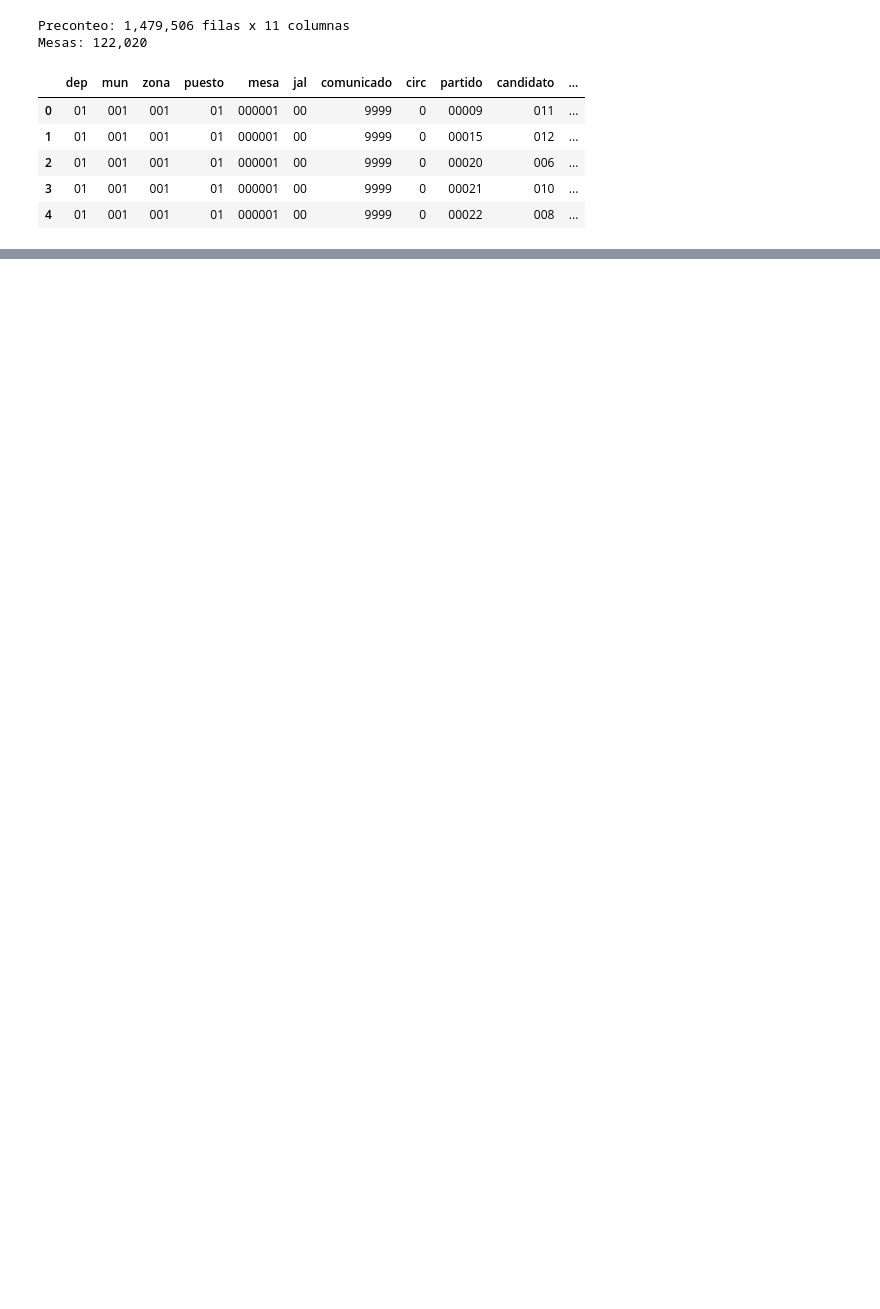
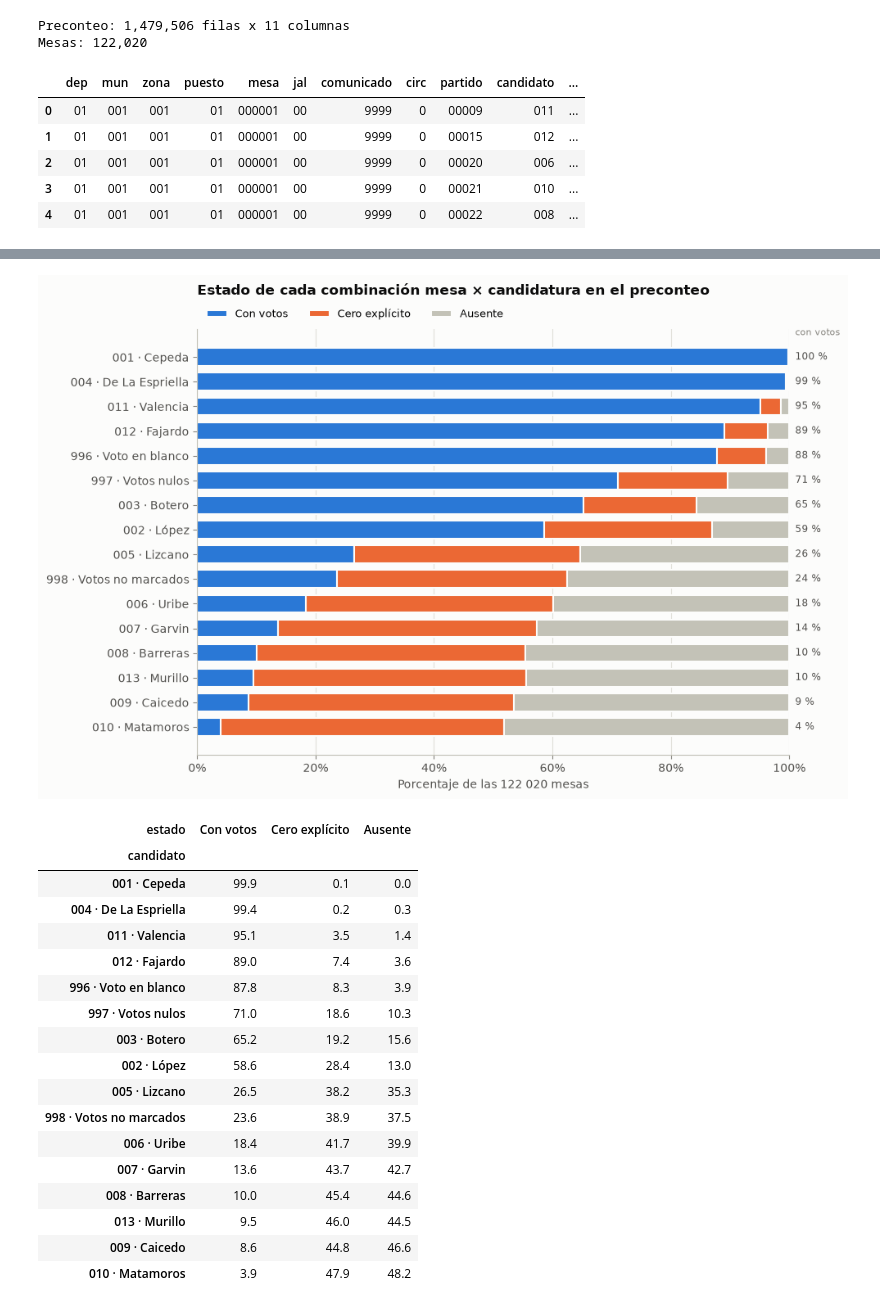
Before and after one commit to byepesg/ml-final-project, a Jupyter notebook: notebooks/02_data_understanding/Datos Santiago.ipynb, the cells around one changed output, grey strips where cells are left out. Saved outputs shown, nothing was run; the diff lists cells and outputs as text; code cells hidden in the pictures; blank space fills up the shorter version.

```diff
--- a/notebooks/02_data_understanding/Datos Santiago.ipynb
+++ b/notebooks/02_data_understanding/Datos Santiago.ipynb
@@ -233,0 +253,47 @@ Códigos de puesto alfanuméricos: 108 (p. ej. A1, A2, A3, A4, A5)
+# %%
+estado = (precon.assign(estado=np.where(precon["votos"] > 0, "Con votos", "Cero explícito"))
+          .groupby(["candidato", "estado"]).size().unstack(fill_value=0))
+estado["Ausente"] = N_MESAS - estado.sum(axis=1)
+estado_pct = (100 * estado[["Con votos", "Cero explícito", "Ausente"]] / N_MESAS).sort_values("Con votos")
+
+fig, ax = plt.subplots(figsize=(10, 6.5))
+izquierda = np.zeros(len(estado_pct))
+etiquetas = [etiqueta_cand[c] for c in estado_pct.index]
+for columna, color in zip(estado_pct.columns, [AZUL, NARANJA, GRIS_AUSENTE]):
+    ax.barh(etiquetas, estado_pct[columna], left=izquierda, color=color, label=columna,
+            height=0.72, edgecolor=FONDO, linewidth=1.5)
+    izquierda += estado_pct[columna].to_numpy()
+for y, valor in enumerate(estado_pct["Con votos"]):
+    ax.text(101, y, f"{valor:.0f} %", va="center", ha="left", color=TINTA_2, fontsize=8.5)
+
+ax.set_xlim(0, 100)
+ax.xaxis.set_major_formatter(mtick.PercentFormatter())
+ax.grid(axis="y", visible=False)
+ax.set_xlabel("Porcentaje de las 122 020 mesas")
+ax.set_title("Estado de cada combinación mesa × candidatura en el preconteo", pad=30)
+ax.legend(ncol=3, loc="lower left", bbox_to_anchor=(0, 1.0), fontsize=9)
+ax.text(101, len(estado_pct) - 0.2, "con votos", ha="left", va="bottom", color=TINTA_SUAVE, fontsize=8)
+plt.tight_layout()
+plt.show()
+
+display(estado_pct.round(1).rename(index=etiqueta_cand).iloc[::-1])
+# %% [output]
+[figure, added]
+| estado | Con votos | Cero explícito | Ausente |
+| candidato |  |  |  |
+| 001 · Cepeda | 99.9 | 0.1 | 0.0 |
+| 004 · De La Espriella | 99.4 | 0.2 | 0.3 |
+| 011 · Valencia | 95.1 | 3.5 | 1.4 |
+| 012 · Fajardo | 89.0 | 7.4 | 3.6 |
+| 996 · Voto en blanco | 87.8 | 8.3 | 3.9 |
+| 997 · Votos nulos | 71.0 | 18.6 | 10.3 |
+| 003 · Botero | 65.2 | 19.2 | 15.6 |
+| 002 · López | 58.6 | 28.4 | 13.0 |
+| 005 · Lizcano | 26.5 | 38.2 | 35.3 |
+| 998 · Votos no marcados | 23.6 | 38.9 | 37.5 |
+| 006 · Uribe | 18.4 | 41.7 | 39.9 |
+| 007 · Garvin | 13.6 | 43.7 | 42.7 |
+| 008 · Barreras | 10.0 | 45.4 | 44.6 |
+| 013 · Murillo | 9.5 | 46.0 | 44.5 |
+| 009 · Caicedo | 8.6 | 44.8 | 46.6 |
+| 010 · Matamoros | 3.9 | 47.9 | 48.2 |
```
Also changed, not shown: parts of 27 cells of this notebook.
